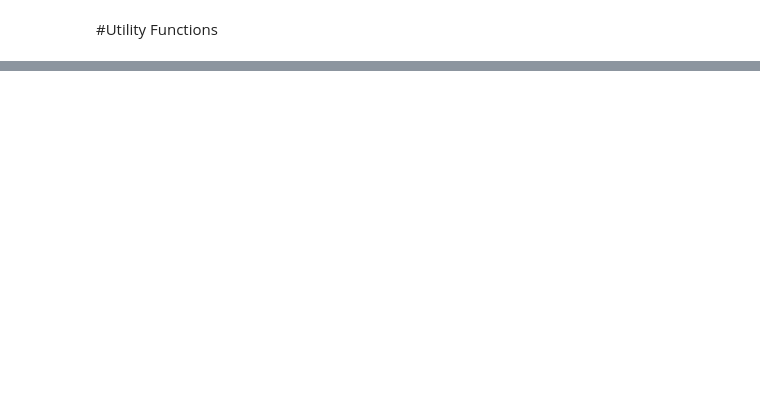
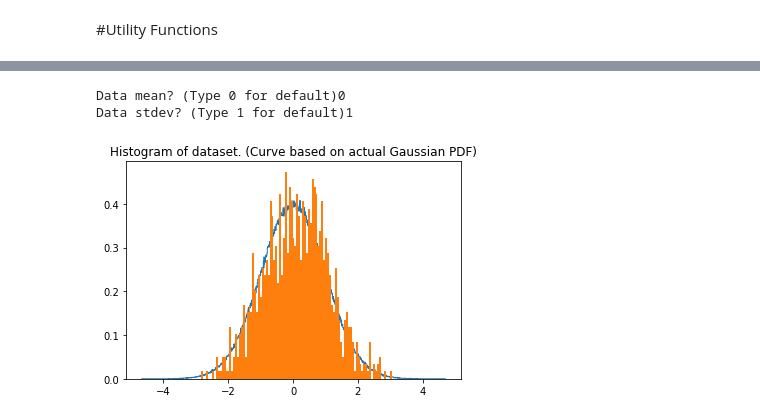
Before and after one commit to marcus-reyes/EE298M, a Jupyter notebook: FMLA02.ipynb, the cells around one changed output, grey strips where cells are left out. Drawn from its saved outputs; the diff is of its cells as text; code cells hidden in the pictures; blank space fills up the shorter version.

Commit message:
Updated A02 to fit updated assignment specifications.

```diff
--- a/FMLA02.ipynb
+++ b/FMLA02.ipynb
@@ -67,0 +41,68 @@ Plotting Histogram of data
+# %%
+data_mean = float(input("Data mean? (Type 0 for default)"))
+data_stdev = float(input("Data stdev? (Type 1 for default)"))
+
+#Flat
+limit_range = False
+pdf_gt_flag = False
+
+data_gaussian = np.random.normal(data_mean, data_stdev, (1000000))
+data_list = []
+if limit_range == True:
+    while len(data_list) < 1000000:
+        temp_data = np.random.normal(data_mean, data_stdev, 1)
+        if temp_data > data_mean-2*data_stdev and temp_data < data_mean + 2*data_stdev:
+            data_list.append(temp_data)
+    data_gaussian = np.array(data_list)
+
+#Reshape into (1000000,1,1) to fit the MLP input requirements
+data_gaussian = data_gaussian.reshape(len(data_gaussian),1,1)
+
+#Bin the data
+bin_data_for_plot = data_gaussian.copy().reshape(len(data_gaussian),1)
+bin_data, bin_edges = np.histogram(bin_data_for_plot,bins = 1000)
+
+#Assign probabilities for each bin
+bin_prob = np.zeros(len(bin_data))
+for i in range(len(bin_data)):
+    bin_prob[i] = bin_data[i]/sum(bin_data)
+
+
+#Take one thousand samples. Previous specifications had only a data set of 1000.
+data_set = np.random.choice(data_gaussian.copy().reshape(len(data_gaussian)), 1000, replace = True)
+
+#Assign ground truth probabilities based on the binning and NOT the pdf
+if pdf_gt_flag == False:
+    data_prob_gt = np.zeros((data_set.shape))
+    for i, item in enumerate(data_set):
+        for j, edges in enumerate(bin_edges):
+            if item < edges:
+                data_prob_gt[i] = bin_prob[j-1]
+                break
+    #To help the model learn. since the probabilities of 4e-3 are too small
+    #This also scales the probabilites to around 0.4 for the mean which is closer to the Gaussian pdf formula
+    #Note that the extreme binning causes probabilites of around 4e-3 for the bin containing the mean
+    data_prob_gt = data_prob_gt*100
+
+#Option to assign ground turth probabilites based on the Gaussian PDF formula
+elif pdf_gt_flag == True:
+    data_prob_gt = np.zeros((data_set.shape))
+    for i, item in enumerate(data_set):
+        data_prob_gt[i] = gaussianpdf(data_set[i], data_mean, data_stdev)
+
+data_set = data_set.reshape(1000,1,1)
+train_data = data_set[0:int(0.9*len(data_set))]
+train_data_prob_gt = data_prob_gt[0:int(0.9*len(data_set))]
+test_data = data_set[int(0.9*len(data_set)):]
+test_data_prob_gt = data_prob_gt[int(0.9*len(data_set)):]
+
+data_for_plot = data_gaussian.copy().reshape(len(data_gaussian),1)
+data_for_plot2 = data_set.copy().reshape(len(data_set),1)
+plt.hist(data_for_plot, 1000, density = True, histtype = "step")
+plt.hist(data_for_plot2, 100, density = True)
+plt.title("Histogram of dataset. (Curve based on actual Gaussian PDF)")
+plt.show()
+# %% [output]
+Data mean? (Type 0 for default)0
+Data stdev? (Type 1 for default)1
+[figure, added]
```
Also changed, not shown: parts of 15 cells of this notebook.
